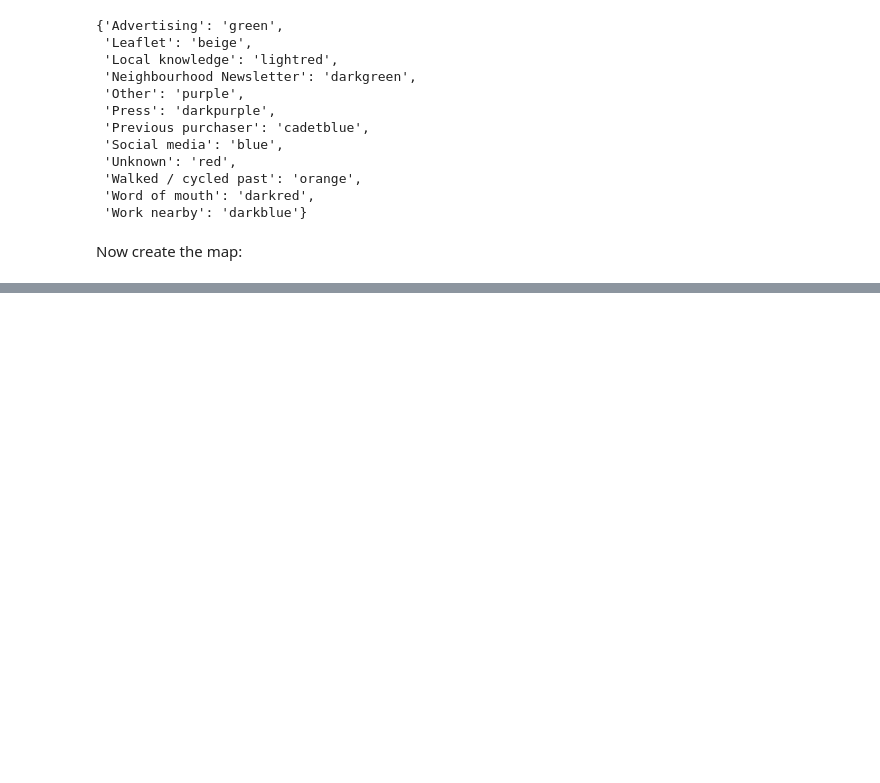
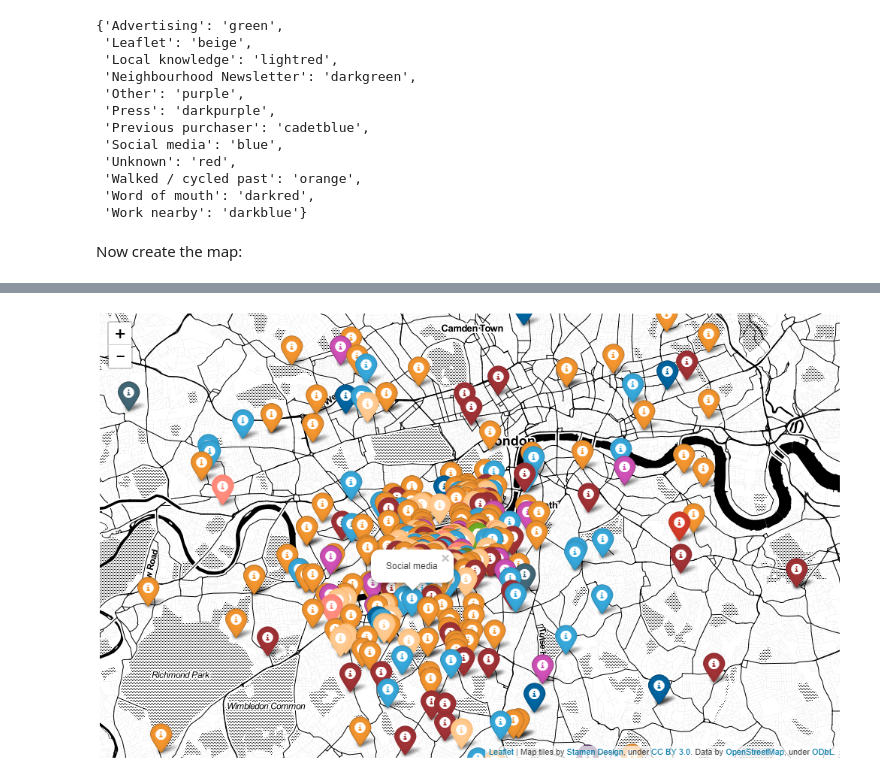
Before and after one commit to toby-p/mapping_Salesforce_Leads_by_Campaign, a Jupyter notebook: mapping_Salesforce_Leads_by_Campaign.ipynb, the cells around one changed output, grey strips where cells are left out. Saved outputs shown, nothing was run; the diff lists cells and outputs as text; code cells hidden in the pictures; blank space fills up the shorter version.

Commit message:
added image of map because github doesnt render output in jupyter

```diff
--- a/mapping_Salesforce_Leads_by_Campaign.ipynb
+++ b/mapping_Salesforce_Leads_by_Campaign.ipynb
@@ -200,6 +200,10 @@ for row in range(len(final_df)):
                   popup = source,\
                   icon = folium.Icon(color = colour)).add_to(my_map)
 
-# View the map inline
-my_map
+# View the map inline by just calling the map:
+# my_map
+# Note - image displayed here in place of inline map, because
+# inline rendering doesn't work on github.
+from IPython.display import Image
+Image("./images/london_map_example.PNG")
 # %% [output]
@@ -207,3 +210,4 @@ my_map
+[figure, added]
 # %%
 # The map can also be saved to an html file
 my_map.save("./my_map.html")
```
Also changed, not shown: parts of 1 cell of this notebook, 1 other file.
